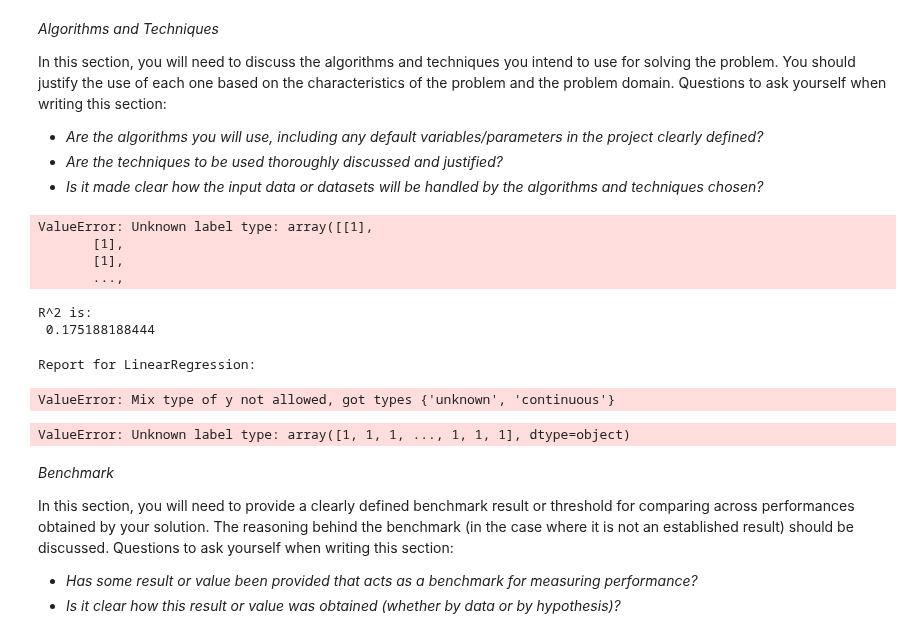
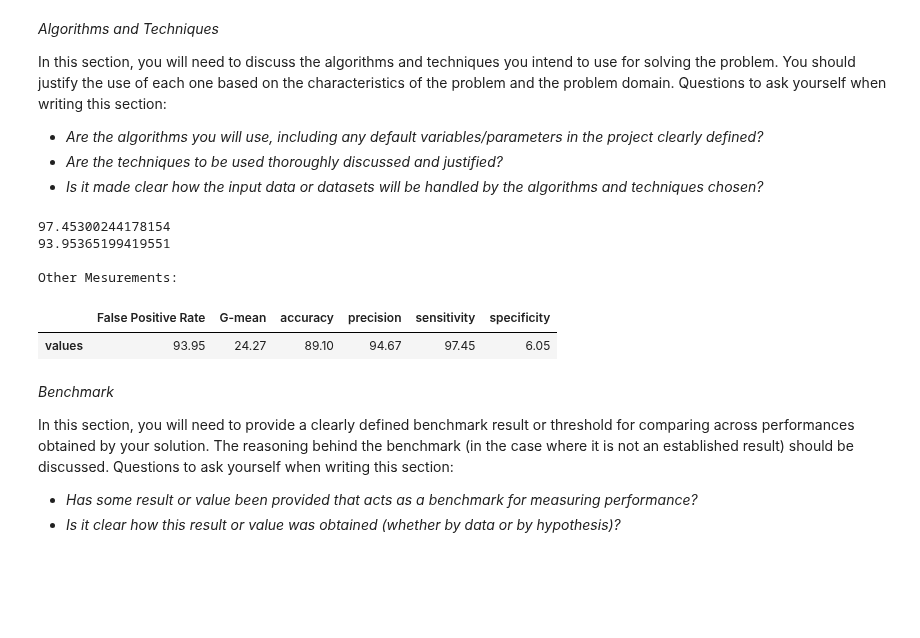
Before and after one commit to Vaultica/Projects, a Jupyter notebook: machine-learning/projects/capstone/Lending Club Capstone Project Notebook.ipynb, the cells around one changed output. Cells and saved outputs as stored; diff of their text form; code cells hidden in the pictures; blank space fills up the shorter version.

Commit message:
Fitting and evaluating LogisticRegression classifier to get a first benchmark

```diff
--- a/machine-learning/projects/capstone/Lending Club Capstone Project Notebook.ipynb
+++ b/machine-learning/projects/capstone/Lending Club Capstone Project Notebook.ipynb
@@ -611,26 +616,27 @@ In this section, you will need to discuss the algorithms and techniques you inte
 - _Are the techniques to be used thoroughly discussed and justified?_
 - _Is it made clear how the input data or datasets will be handled by the algorithms and techniques chosen?_
 # %%
-filtered_loans = df.head(10000)
+#filtered_loans = df.sample(100000, random_state=42)
+filtered_loans = df
 filtered_loans.to_csv('/Users/sergeboo/Projects/machine-learning/kaggle/lending-club/filtered_loans.csv', index=False)
 # %%
 def compute_metrics(predictions):
 
     predictions = pd.Series(predictions)
     # False positives
-    fp_filter = (predictions == 1) & (loans['loan_status'] == 0)
+    fp_filter = (predictions == 1) & (filtered_loans['loan_status'] == 0)
     fp = len(predictions[fp_filter])
 
     # True positives
-    tp_filter = (predictions == 1) & (loans['loan_status'] == 1)
+    tp_filter = (predictions == 1) & (filtered_loans['loan_status'] == 1)
     tp = len(predictions[tp_filter])
 
     # False negatives
-    fn_filter = (predictions == 0) & (loans['loan_status'] == 1)
+    fn_filter = (predictions == 0) & (filtered_loans['loan_status'] == 1)
     fn = len(predictions[fn_filter])
 
     # True negatives
-    tn_filter = (predictions == 0)& (loans['loan_status'] == 0)
+    tn_filter = (predictions == 0)& (filtered_loans['loan_status'] == 0)
     tn = len(predictions[tn_filter])
 
     # Rates
@@ -661,7 +667,7 @@ def compute_metrics(predictions):
 x_cols = filtered_loans.columns
 features_cols = x_cols.drop(['loan_status']) # Dropping target field
 features = filtered_loans[features_cols]
-target = filtered_loans['loan_status']
+target = filtered_loans['loan_status'].values
 # %%
 from sklearn.preprocessing import StandardScaler
 from sklearn.linear_model import LogisticRegression
@@ -677,36 +688,16 @@ X_train, X_test, y_train, y_test = train_test_split(
-# %%
-from sklearn import linear_model
-lr = linear_model.LinearRegression()
-dt = DecisionTreeClassifier(random_state=0)
-
-model = lr.fit(X_train, y_train)
-model2 = dt.fit(X_train, y_train)
-# %% [output]
-ValueError: Unknown label type: array([[1],
-       [1],
-       [1],
-       ...,
-# %%
-print ("R^2 is: \n", model.score(X_test, y_test))
-# %% [output]
-R^2 is:
- 0.175188188444
-# %%
-from sklearn.metrics import classification_report
-
-print ('\nReport for {}:\n'.format(lr.__class__.__name__))
-print (classification_report(y_test, lr.predict(X_test)))
-# %% [output]
-Report for LinearRegression:
-ValueError: Mix type of y not allowed, got types {'unknown', 'continuous'}
 # %%
 lr = LogisticRegression()
-kf = KFold(features.shape[0], random_state=1)
+kf = KFold(features.shape[0], random_state=42,shuffle=True)
 
-predictions = cross_val_predict(lr, features, target, cv=kf)
+predictions = cross_val_predict(lr, features, target.tolist(), cv=kf)
 
 # Let's compute performance:
 metrics = compute_metrics(predictions)
 metrics
 # %% [output]
-ValueError: Unknown label type: array([1, 1, 1, ..., 1, 1, 1], dtype=object)
+97.45300244178154
+93.95365199419551
+
+Other Mesurements:
+|  | False Positive Rate | G-mean | accuracy | precision | sensitivity | specificity |
+| values | 93.95 | 24.27 | 89.10 | 94.67 | 97.45 | 6.05 |
```
Also changed, not shown: parts of 7 cells of this notebook.
